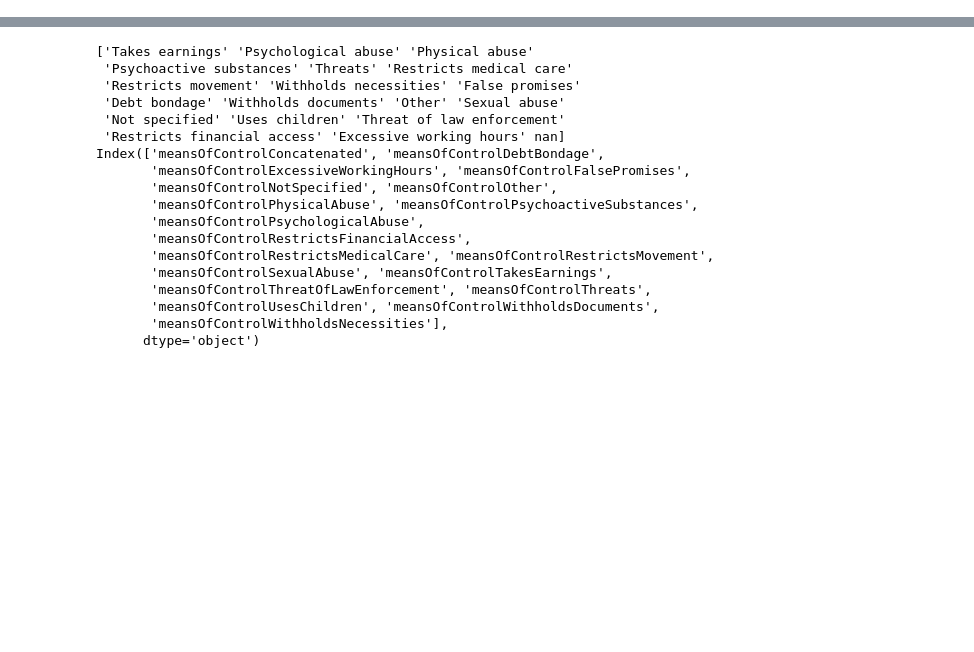
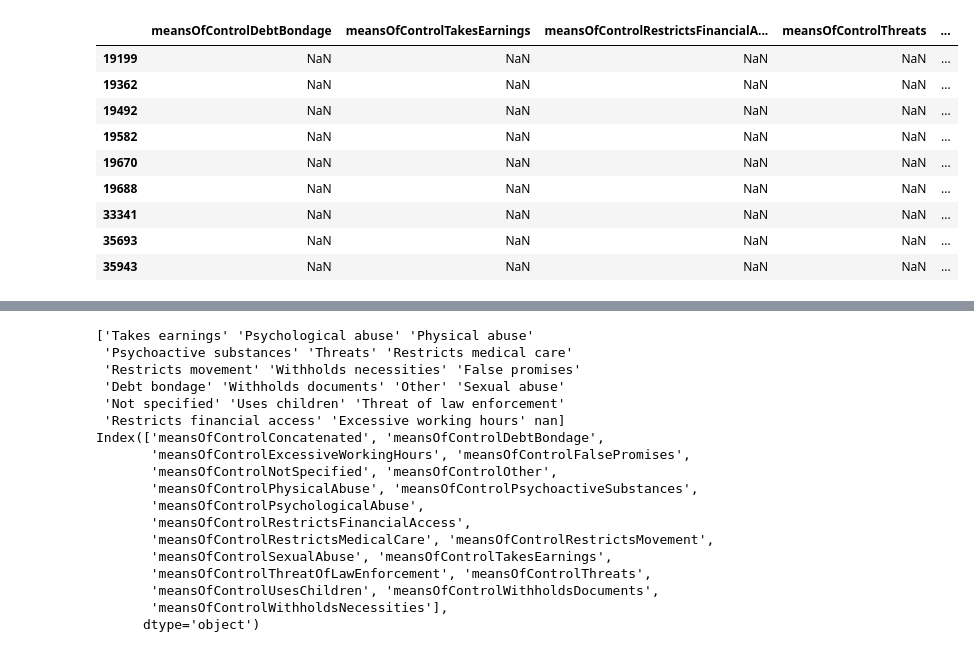
Before and after one commit to DJGump/module-work-DSI06, a Jupyter notebook: capstone 3 prep/human_trafficking_eda.ipynb, the cells around one changed output, grey strips where cells are left out. Cells and saved outputs as stored; diff of their text form; code cells hidden in the pictures; blank space fills up the shorter version.

```diff
--- a/capstone 3 prep/human_trafficking_eda.ipynb
+++ b/capstone 3 prep/human_trafficking_eda.ipynb
@@ -314,3 +324,16 @@ demogr_columns = [
 ]
 # %% [output]
 [interactive output not drawn]
+# %%
+control_df[control_df["meansOfControlConcatenated"].isna()]
+# %% [output]
+|  | meansOfControlDebtBondage | meansOfControlTakesEarnings | meansOfControlRestrictsFinancialA... | meansOfControlThreats | ... |
+| 19199 | NaN | NaN | NaN | NaN | ... |
+| 19362 | NaN | NaN | NaN | NaN | ... |
+| 19492 | NaN | NaN | NaN | NaN | ... |
+| 19582 | NaN | NaN | NaN | NaN | ... |
+| 19670 | NaN | NaN | NaN | NaN | ... |
+| 19688 | NaN | NaN | NaN | NaN | ... |
+| 33341 | NaN | NaN | NaN | NaN | ... |
+| 35693 | NaN | NaN | NaN | NaN | ... |
+| 35943 | NaN | NaN | NaN | NaN | ... |
```
Also changed, not shown: parts of 8 cells of this notebook, 8 other files.
